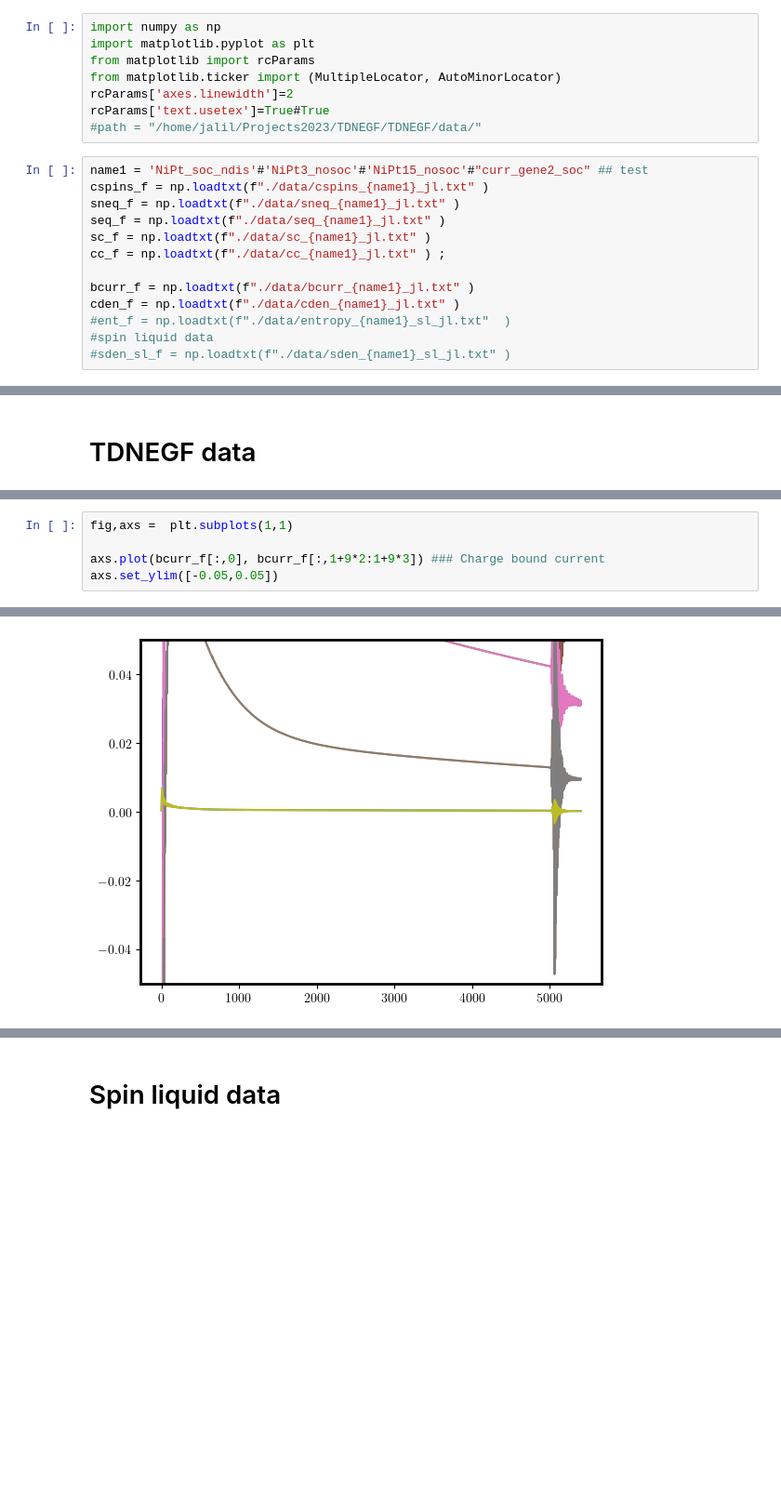
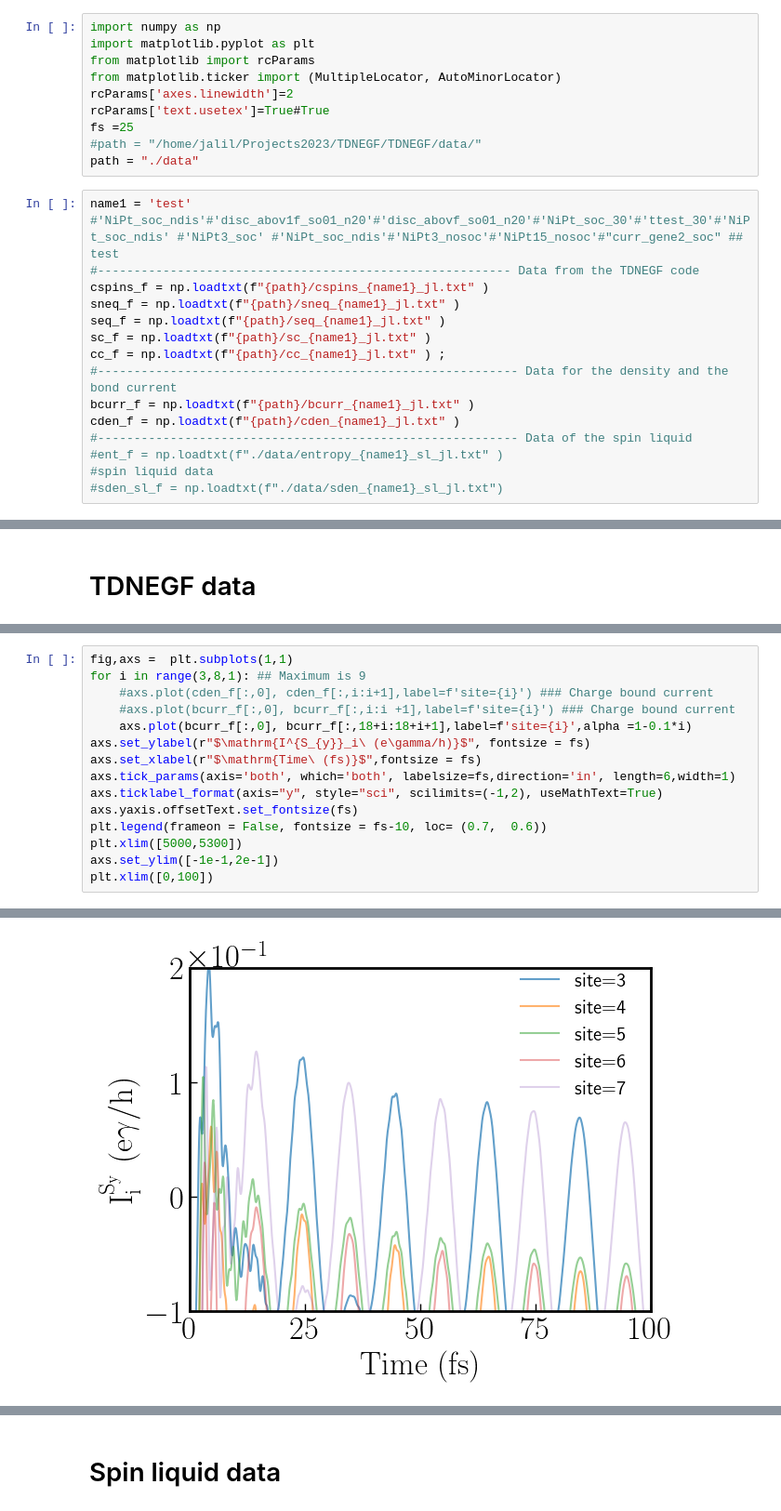
Before and after one commit to Jalil199/TDNEGF, a Jupyter notebook: Figures_main.ipynb, the cells around one changed output, grey strips where cells are left out. Shown at 93% size. Saved outputs shown, nothing was run; the diff lists cells and outputs as text; blank space fills up the shorter version.

```diff
--- a/Figures_main.ipynb
+++ b/Figures_main.ipynb
@@ -5,17 +5,21 @@ from matplotlib import rcParams
 from matplotlib.ticker import (MultipleLocator, AutoMinorLocator)
 rcParams['axes.linewidth']=2
 rcParams['text.usetex']=True#True
+fs =25
 #path = "/home/jalil/Projects2023/TDNEGF/TDNEGF/data/"
+path = "./data"
 # %%
-name1 = 'NiPt_soc_ndis'#'NiPt3_nosoc'#'NiPt15_nosoc'#"curr_gene2_soc" ## test
-cspins_f = np.loadtxt(f"./data/cspins_{name1}_jl.txt" )
-sneq_f = np.loadtxt(f"./data/sneq_{name1}_jl.txt" )
-seq_f = np.loadtxt(f"./data/seq_{name1}_jl.txt" )
-sc_f = np.loadtxt(f"./data/sc_{name1}_jl.txt" )
-cc_f = np.loadtxt(f"./data/cc_{name1}_jl.txt" ) ;
-
-bcurr_f = np.loadtxt(f"./data/bcurr_{name1}_jl.txt" )
-cden_f = np.loadtxt(f"./data/cden_{name1}_jl.txt" )
-#ent_f = np.loadtxt(f"./data/entropy_{name1}_sl_jl.txt"  )
+name1 = 'test' #'NiPt_soc_ndis'#'disc_abov1f_so01_n20'#'disc_abovf_so01_n20'#'NiPt_soc_30'#'ttest_30'#'NiPt_soc_ndis' #'NiPt3_soc' #'NiPt_soc_ndis'#'NiPt3_nosoc'#'NiPt15_nosoc'#"curr_gene2_soc" ## test
+#--------------------------------------------------------- Data from the TDNEGF code
+cspins_f = np.loadtxt(f"{path}/cspins_{name1}_jl.txt" )
+sneq_f = np.loadtxt(f"{path}/sneq_{name1}_jl.txt" )
+seq_f = np.loadtxt(f"{path}/seq_{name1}_jl.txt" )
+sc_f = np.loadtxt(f"{path}/sc_{name1}_jl.txt" )
+cc_f = np.loadtxt(f"{path}/cc_{name1}_jl.txt" ) ;
+#---------------------------------------------------------- Data for the density and the bond current
+bcurr_f = np.loadtxt(f"{path}/bcurr_{name1}_jl.txt" )
+cden_f = np.loadtxt(f"{path}/cden_{name1}_jl.txt" )
+#---------------------------------------------------------- Data of the spin liquid
+#ent_f = np.loadtxt(f"./data/entropy_{name1}_sl_jl.txt" )
 #spin liquid data
-#sden_sl_f = np.loadtxt(f"./data/sden_{name1}_sl_jl.txt" )
+#sden_sl_f = np.loadtxt(f"./data/sden_{name1}_sl_jl.txt")
@@ -99,6 +216,16 @@ axs.set_ylim([-0.05,0.05])
 # %%
 fig,axs =  plt.subplots(1,1)
-
-axs.plot(bcurr_f[:,0], bcurr_f[:,1+9*2:1+9*3]) ### Charge bound current
-axs.set_ylim([-0.05,0.05])
+for i in range(3,8,1): ## Maximum is 9
+    #axs.plot(cden_f[:,0], cden_f[:,i:i+1],label=f'site={i}') ### Charge bound current
+    #axs.plot(bcurr_f[:,0], bcurr_f[:,i:i +1],label=f'site={i}') ### Charge bound current
+    axs.plot(bcurr_f[:,0], bcurr_f[:,18+i:18+i+1],label=f'site={i}',alpha =1-0.1*i)
+axs.set_ylabel(r"$\mathrm{I^{S_{y}}_i\ (e\gamma/h)}$", fontsize = fs)
+axs.set_xlabel(r"$\mathrm{Time\ (fs)}$",fontsize = fs)
+axs.tick_params(axis='both', which='both', labelsize=fs,direction='in', length=6,width=1)
+axs.ticklabel_format(axis="y", style="sci", scilimits=(-1,2), useMathText=True)
+axs.yaxis.offsetText.set_fontsize(fs)
+plt.legend(frameon = False, fontsize = fs-10, loc= (0.7,  0.6))
+plt.xlim([5000,5300])
+axs.set_ylim([-1e-1,2e-1])
+plt.xlim([0,100])
 # %% [output]
@@ -106,4 +233,4 @@ axs.set_ylim([-0.05,0.05])
-[figure, old version]
+[figure, new version]
 # %%
 fig,axs =  plt.subplots(1,1)
 
```
Also changed, not shown: parts of 35 cells of this notebook, 42 other files.
